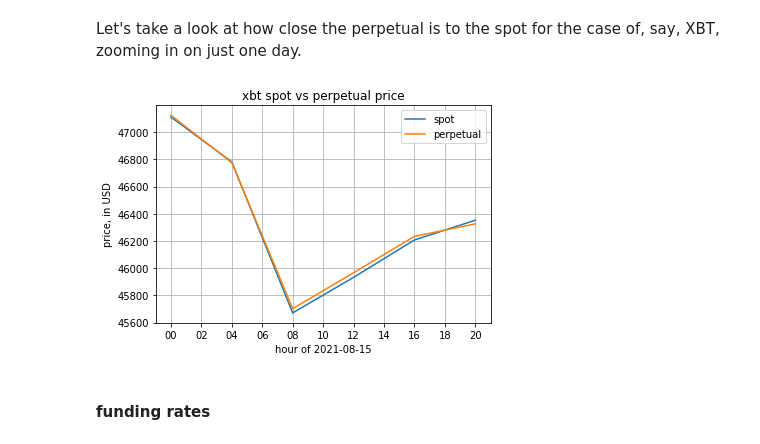
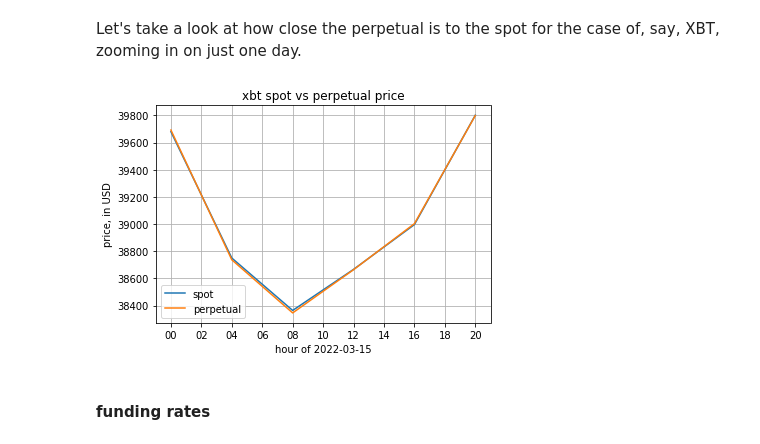
Before and after one commit to ipozdeev/crypto-fx-strategies, a Jupyter notebook: walkthrough.ipynb, the cells around one changed output. Cells and saved outputs as stored; diff of their text form; code cells hidden in the pictures.

```diff
--- a/walkthrough.ipynb
+++ b/walkthrough.ipynb
@@ -221,27 +223,27 @@ Let's take a look at how close the perpetual is to the spot for the case of, say
 # %%
 # take these for the example
 c_ = "xbt"
-d_ = "2021-08-15"
+d_ = "2022-03-15"
 
 # plot two prices
 to_plot = pd.concat((data_s[c_], data_p[c_]), axis=1,
                     keys=["spot", "perpetual"])\
     .loc[d_]
 
 ax = sns.lineplot(data=to_plot, dashes=False)
 
 ax.xaxis.set_major_formatter(DateFormatter("%H"))
 
 ax.grid(which="both")
 
 ax.set_title(f"{c_} spot vs perpetual price")
 
 ax.set_ylabel("price, in USD")
 ax.set_xlabel(f"hour of {d_}", visible=True)
 
 plt.show()
 # %% [output]
-[figure, old version]
+[figure, new version]
 # %% [markdown]
 #### funding rates
 # %%
```
Also changed, not shown: parts of 18 cells of this notebook, 1 other file.
